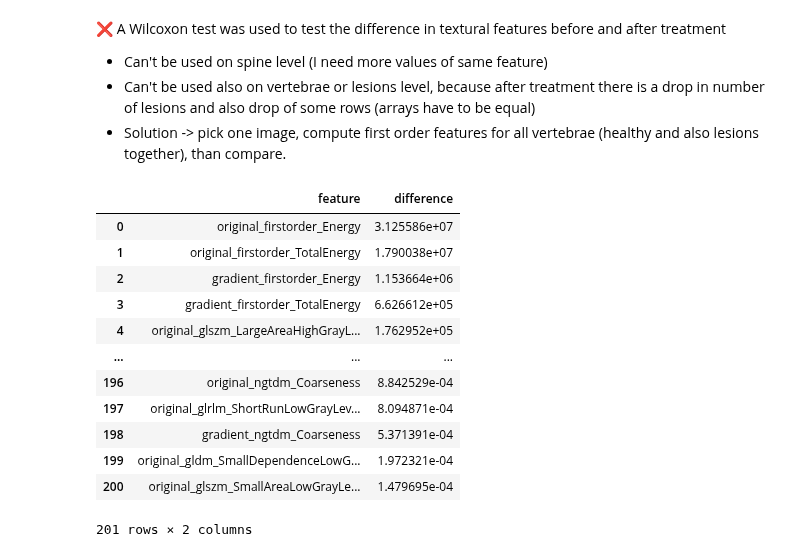
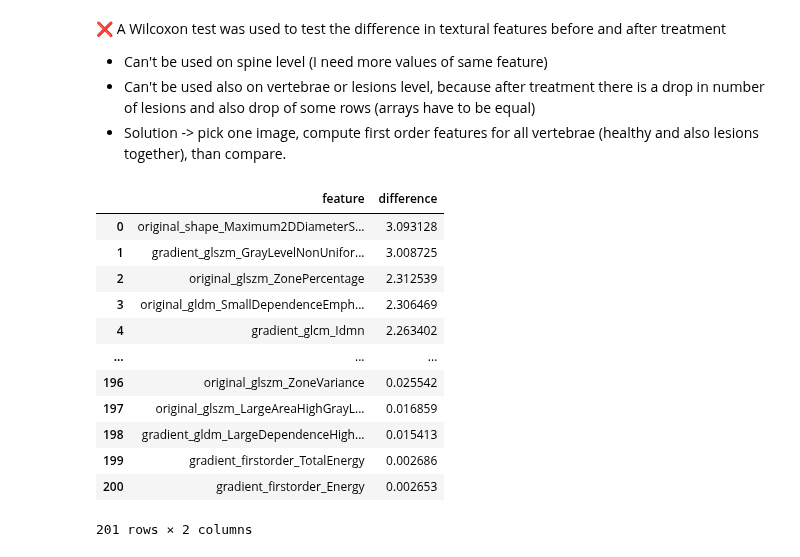
Before and after one commit to lukas1110/Analysis-of-multiple-myelomas-from-dual-CT, a Jupyter notebook: data_analysis/spine_level_image_features_analysis.ipynb, the cells around one changed output. Cells and saved outputs as stored; diff of their text form; code cells hidden in the pictures.

```diff
--- a/data_analysis/spine_level_image_features_analysis.ipynb
+++ b/data_analysis/spine_level_image_features_analysis.ipynb
@@ -115,25 +114,30 @@ plt.show()
 - Solution -> pick one image, compute first order features for all vertebrae (healthy and also lesions together), than compare.
 # %%
 # COMPARISON OF DIFFERENCES BEFORE AND AFTER TREATMENT
-before_treatment = pd.read_csv(r"D:\DATA_Myelomy\Myel_012\CaSupp_25_radiomics_spine_lesions_features.csv")
-after_treatment = pd.read_csv(r"D:\DATA_Myelomy\Myel_069\CaSupp_25_radiomics_spine_lesions_features.csv")
+scaler = StandardScaler()
+df = pd.read_csv(r"D:\CSV\merged_CaSupp_25_radiomics_spine_lesions_features.csv")
+numeric_cols = df.select_dtypes(include='number').columns
+df_scaled = pd.DataFrame(scaler.fit_transform(df[numeric_cols]), columns=df[numeric_cols].columns, index=df[numeric_cols].index)
+
+before_treatment = df_scaled[df['patient'] == "Myel_012"]
+after_treatment = df_scaled[df['patient'] == "Myel_069"]
 
 diff = (before_treatment.iloc[0] - after_treatment.iloc[0]).abs()
 diff_df = pd.DataFrame({"feature": diff.index, "difference": diff.values})
 diff_df = diff_df.sort_values(by="difference", ascending=False).reset_index(drop=True)
 # diff_df.head(20)
 diff_df
 # %% [output]
 |  | feature | difference |
-| 0 | original_firstorder_Energy | 3.125586e+07 |
-| 1 | original_firstorder_TotalEnergy | 1.790038e+07 |
-| 2 | gradient_firstorder_Energy | 1.153664e+06 |
-| 3 | gradient_firstorder_TotalEnergy | 6.626612e+05 |
-| 4 | original_glszm_LargeAreaHighGrayL... | 1.762952e+05 |
+| 0 | original_shape_Maximum2DDiameterS... | 3.093128 |
+| 1 | gradient_glszm_GrayLevelNonUnifor... | 3.008725 |
+| 2 | original_glszm_ZonePercentage | 2.312539 |
+| 3 | original_gldm_SmallDependenceEmph... | 2.306469 |
+| 4 | gradient_glcm_Idmn | 2.263402 |
 | ... | ... | ... |
-| 196 | original_ngtdm_Coarseness | 8.842529e-04 |
-| 197 | original_glrlm_ShortRunLowGrayLev... | 8.094871e-04 |
-| 198 | gradient_ngtdm_Coarseness | 5.371391e-04 |
-| 199 | original_gldm_SmallDependenceLowG... | 1.972321e-04 |
-| 200 | original_glszm_SmallAreaLowGrayLe... | 1.479695e-04 |
+| 196 | original_glszm_ZoneVariance | 0.025542 |
+| 197 | original_glszm_LargeAreaHighGrayL... | 0.016859 |
+| 198 | gradient_gldm_LargeDependenceHigh... | 0.015413 |
+| 199 | gradient_firstorder_TotalEnergy | 0.002686 |
+| 200 | gradient_firstorder_Energy | 0.002653 |
 201 rows × 2 columns
```
Also changed, not shown: parts of 2 cells of this notebook, 1 other file.
